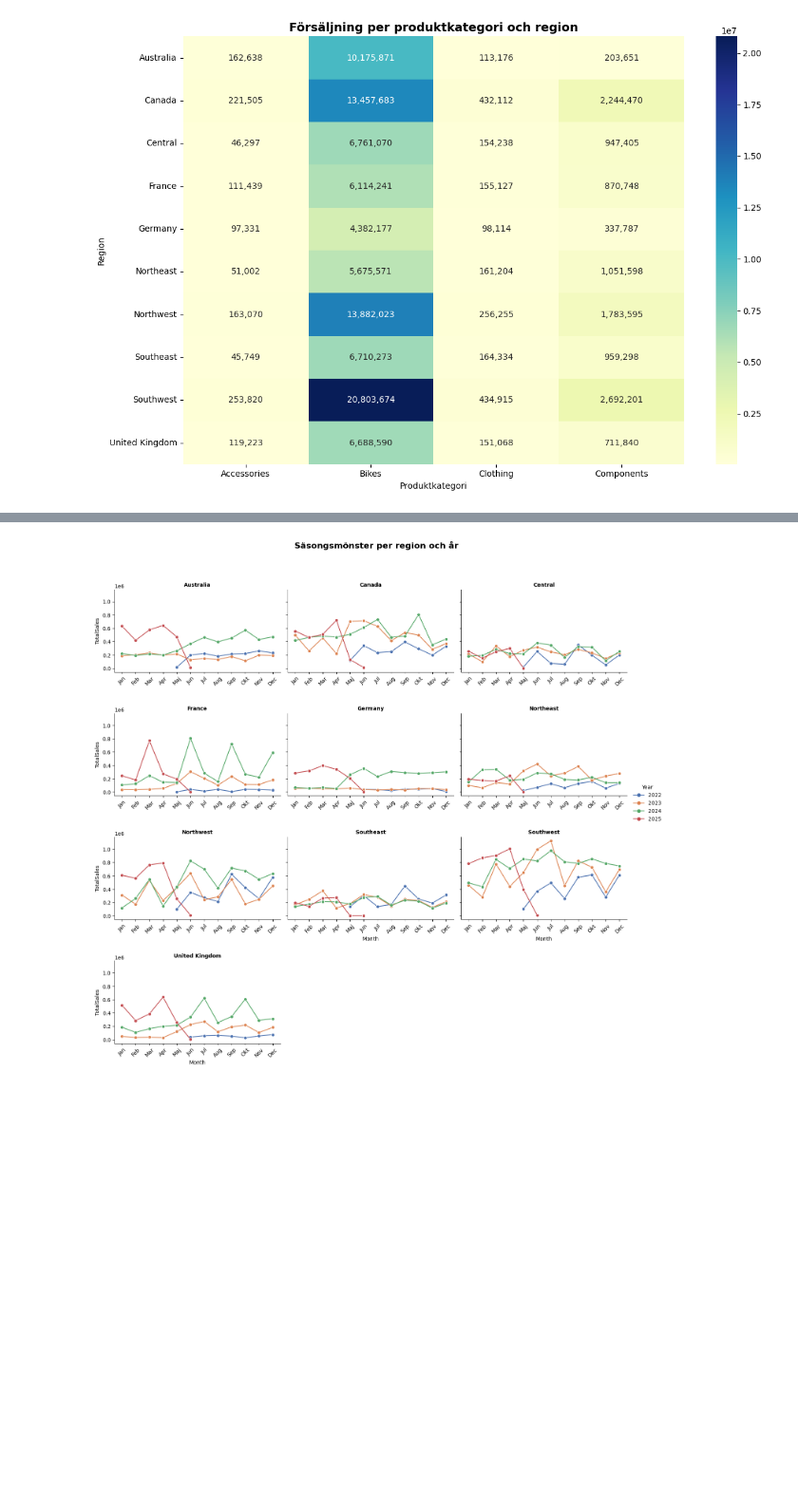
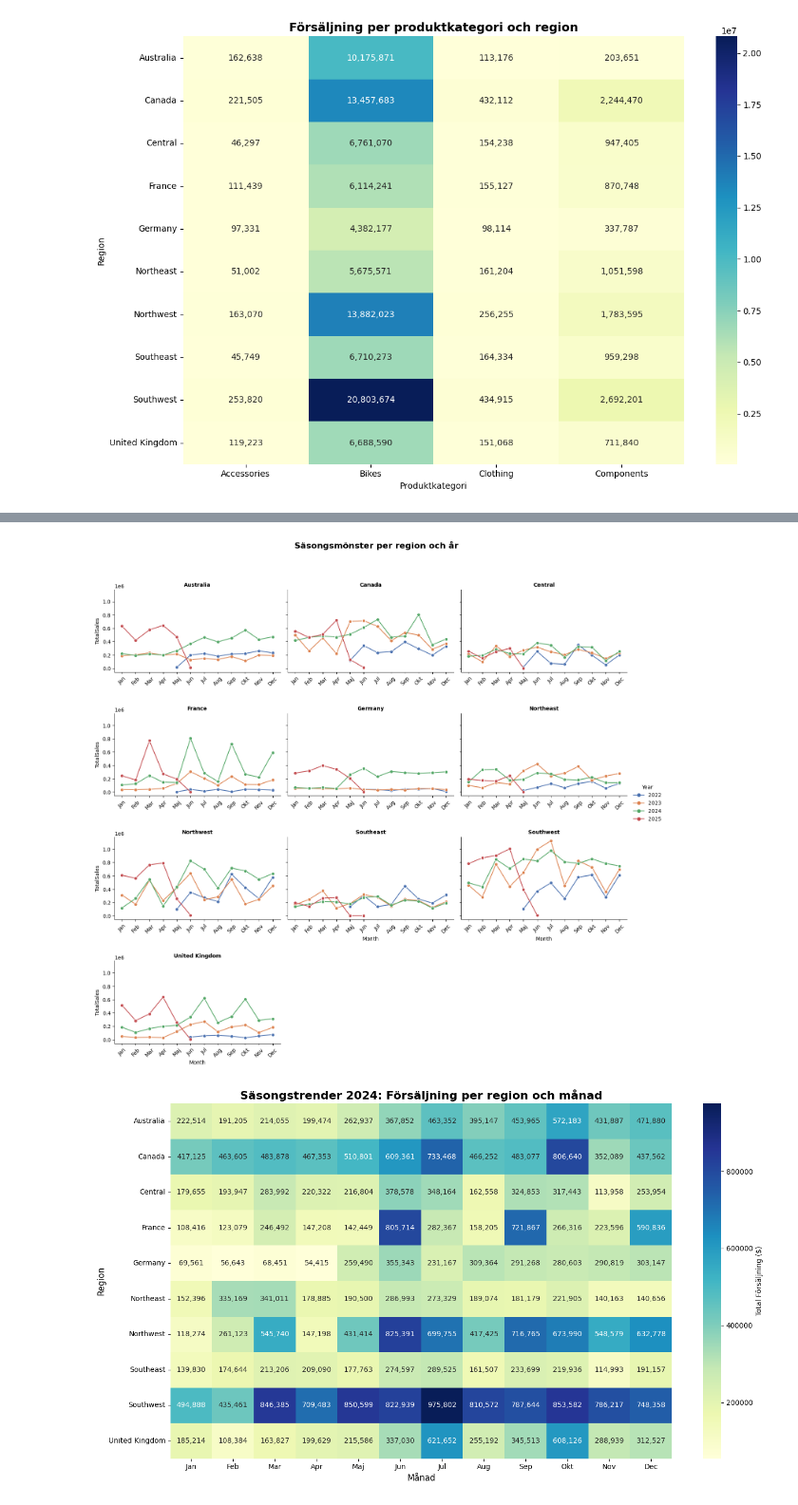
Before and after one commit to Shara-Hysen/adventureworks-sales-analysis-assignment, a Jupyter notebook: analysis.ipynb, the cells around one changed output, grey strips where cells are left out. Shown at 95% size. Saved outputs shown, nothing was run; the diff lists cells and outputs as text; code cells hidden in the pictures; blank space fills up the shorter version.

```diff
--- a/analysis.ipynb
+++ b/analysis.ipynb
@@ -789,36 +829,55 @@ ORDER BY RegionName,YearMonth
 """
 
 df_deep_vis3 = query_df(query_deep_vis3)
+
 
 # Data för diagram
 df_deep_vis3['YearMonth'] = pd.to_datetime(df_deep_vis3['YearMonth'])
 df_deep_vis3['Year'] = df_deep_vis3['YearMonth'].dt.year
 df_deep_vis3['Month'] = df_deep_vis3['YearMonth'].dt.month
 
 # Skapa grafer för varje region med Seaborn
 g = sns.relplot(
     data=df_deep_vis3,
     x='Month', y='TotalSales',
     hue='Year', col='RegionName',
     kind='line', marker='o',
     col_wrap=3, height=4, aspect=1.2,
     palette='deep'
     )
 
 # Lägger till månader under varje graf samt lite mellanrum
 for ax in g.axes.flatten():
     ax.tick_params(labelbottom=True)
 
 g.figure.subplots_adjust(bottom=0.15, hspace=0.5)
 
 # Diagramtitlar
 g.figure.suptitle('Säsongsmönster per region och år', fontsize=16, fontweight='bold')
 g.set_titles("{col_name}", weight='bold')
 g.set(xticks=range(1, 13))
 g.set_xticklabels(['Jan','Feb','Mar','Apr','Maj','Jun','Jul','Aug','Sep','Okt','Nov','Dec'], rotation=45)
 
 
 plt.subplots_adjust(top=0.9)
 plt.show()
+
+df_2024 = df_deep_vis3[df_deep_vis3['Year'] == 2024]
+pivot_all_regions = df_2024.pivot(index='RegionName', columns='Month', values='TotalSales').fillna(0)
+
+# Namnge månaderna för tydlighet i Heatmapen
+month_names = ['Jan','Feb','Mar','Apr','Maj','Jun','Jul','Aug','Sep','Okt','Nov','Dec']
+pivot_all_regions.columns = month_names
+
+fig, ax = plt.subplots(figsize=(14, 8))
+sns.heatmap(pivot_all_regions, annot=True, fmt=',.0f', cmap='YlGnBu', cbar_kws={'label': 'Total Försäljning ($)'})
+
+ax.set_title('Säsongstrender 2024: Försäljning per region och månad', fontsize=16, fontweight='bold')
+ax.set_xlabel('Månad', fontsize=12)
+ax.set_ylabel('Region', fontsize=12)
+
+plt.tight_layout()
+plt.show()
 # %% [output]
 [figure]
+[figure, added]
```
Also changed, not shown: parts of 21 cells of this notebook.
